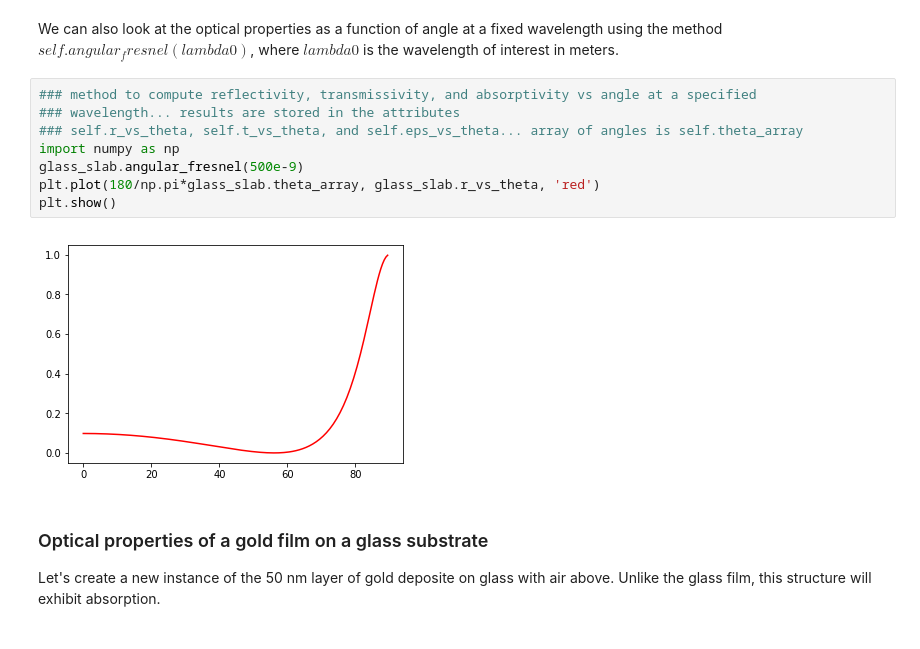
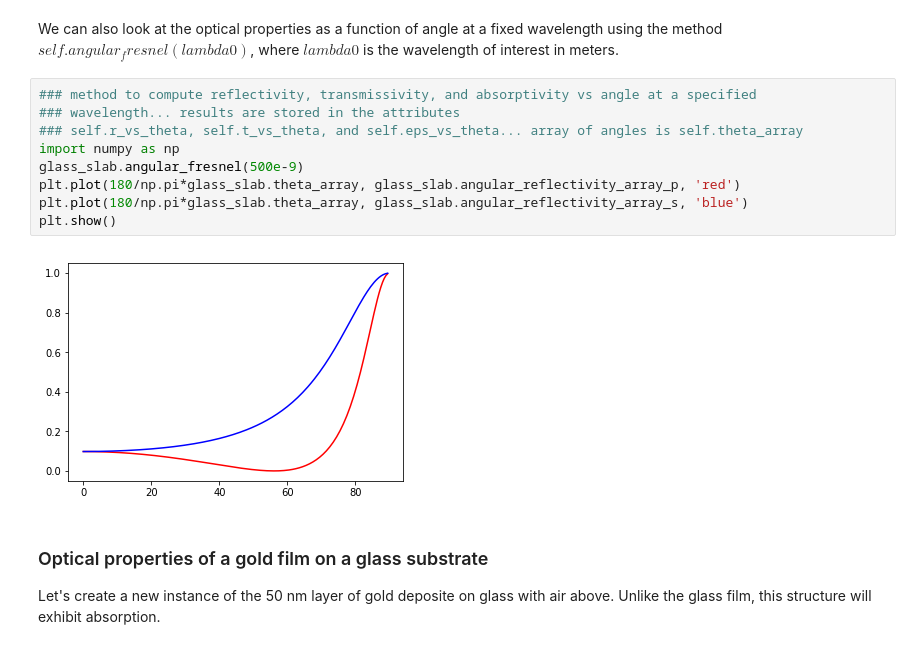
Before and after one commit to FoleyLab/wptherml_v1.0.0, a Jupyter notebook: Example1.ipynb, the cells around one changed output. Saved outputs shown, nothing was run; the diff lists cells and outputs as text.

```diff
--- a/Example1.ipynb
+++ b/Example1.ipynb
@@ -83,13 +83,14 @@ We can also look at the optical properties as a function of angle at a fixed wav
 # %%
 ### method to compute reflectivity, transmissivity, and absorptivity vs angle at a specified
 ### wavelength... results are stored in the attributes
 ### self.r_vs_theta, self.t_vs_theta, and self.eps_vs_theta... array of angles is self.theta_array
 import numpy as np
 glass_slab.angular_fresnel(500e-9)
-plt.plot(180/np.pi*glass_slab.theta_array, glass_slab.r_vs_theta, 'red')
+plt.plot(180/np.pi*glass_slab.theta_array, glass_slab.angular_reflectivity_array_p, 'red')
+plt.plot(180/np.pi*glass_slab.theta_array, glass_slab.angular_reflectivity_array_s, 'blue')
 plt.show()
 # %% [output]
-[figure, old version]
+[figure, new version]
 # %% [markdown]
 ### Optical properties of a gold film on a glass substrate
 Let's create a new instance of the  50 nm layer of gold deposite on glass with air above.
```
Also changed, not shown: parts of 4 cells of this notebook, 2 other files.
